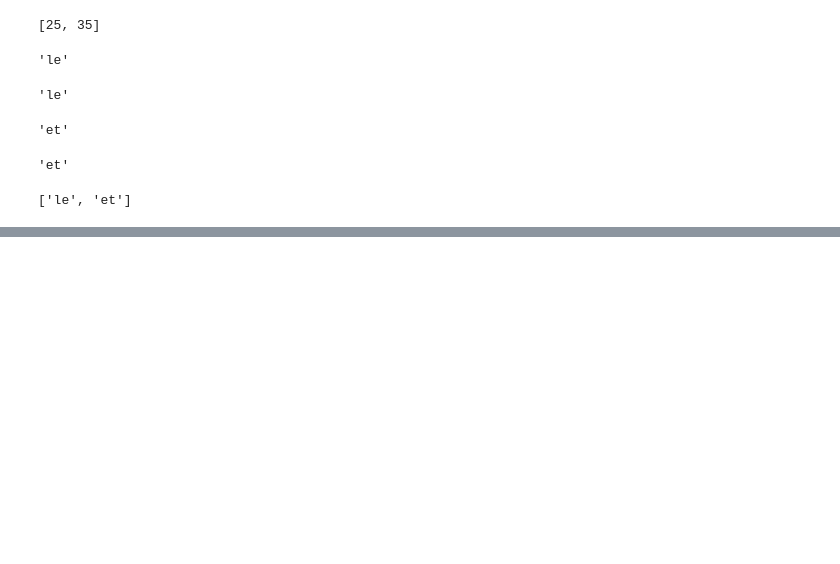
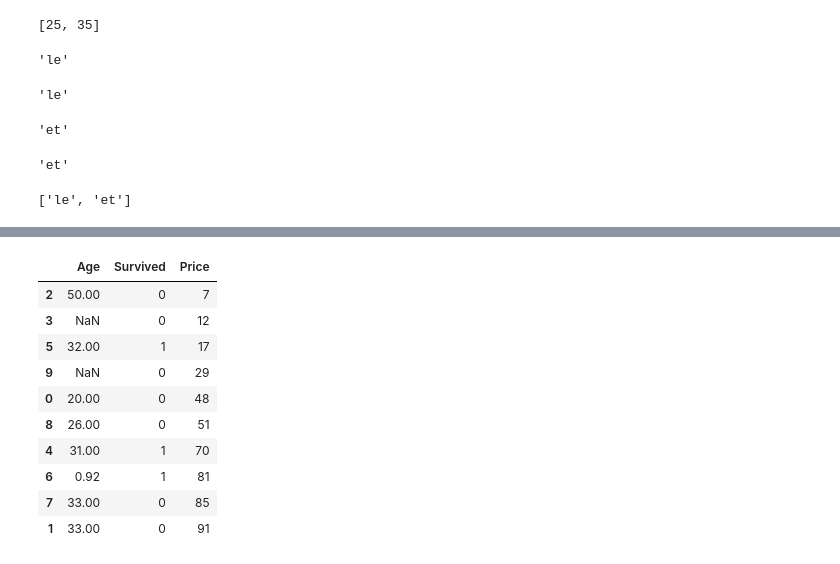
Before and after one commit to mnavya413/ML_prep, a Jupyter notebook: Pandas_conceptwise/2_data_loading.ipynb, the cells around one changed output, grey strips where cells are left out. Drawn from its saved outputs; the diff is of its cells as text; code cells hidden in the pictures; blank space fills up the shorter version.

```diff
--- a/Pandas_conceptwise/2_data_loading.ipynb
+++ b/Pandas_conceptwise/2_data_loading.ipynb
@@ -1139,0 +1184,16 @@ temp_list1
+# %%
+df_10.drop(['Ticket','new_column'],axis=1,inplace=True)
+# %%
+df_10
+# %% [output]
+|  | Age | Survived | Price |
+| 2 | 50.00 | 0 | 7 |
+| 3 | NaN | 0 | 12 |
+| 5 | 32.00 | 1 | 17 |
+| 9 | NaN | 0 | 29 |
+| 0 | 20.00 | 0 | 48 |
+| 8 | 26.00 | 0 | 51 |
+| 4 | 31.00 | 1 | 70 |
+| 6 | 0.92 | 1 | 81 |
+| 7 | 33.00 | 0 | 85 |
+| 1 | 33.00 | 0 | 91 |
```
Also changed, not shown: parts of 33 cells of this notebook, 2 other files.
